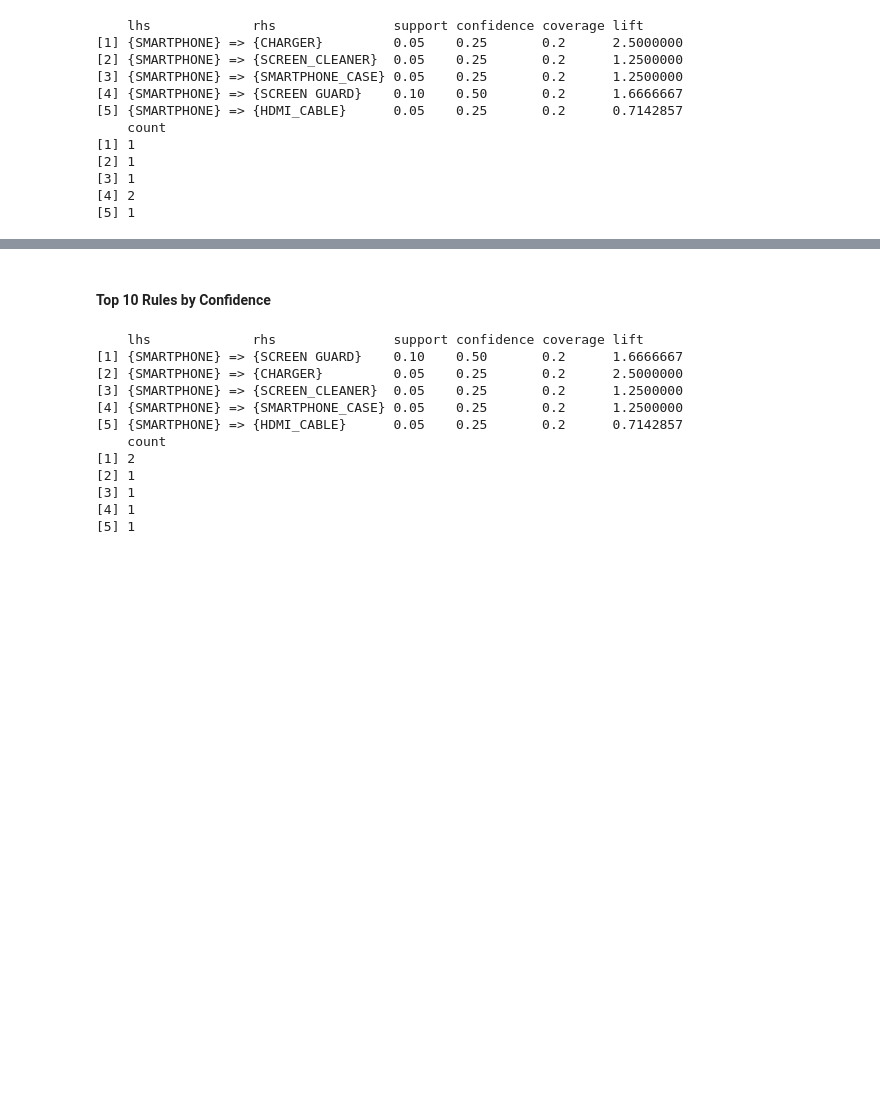
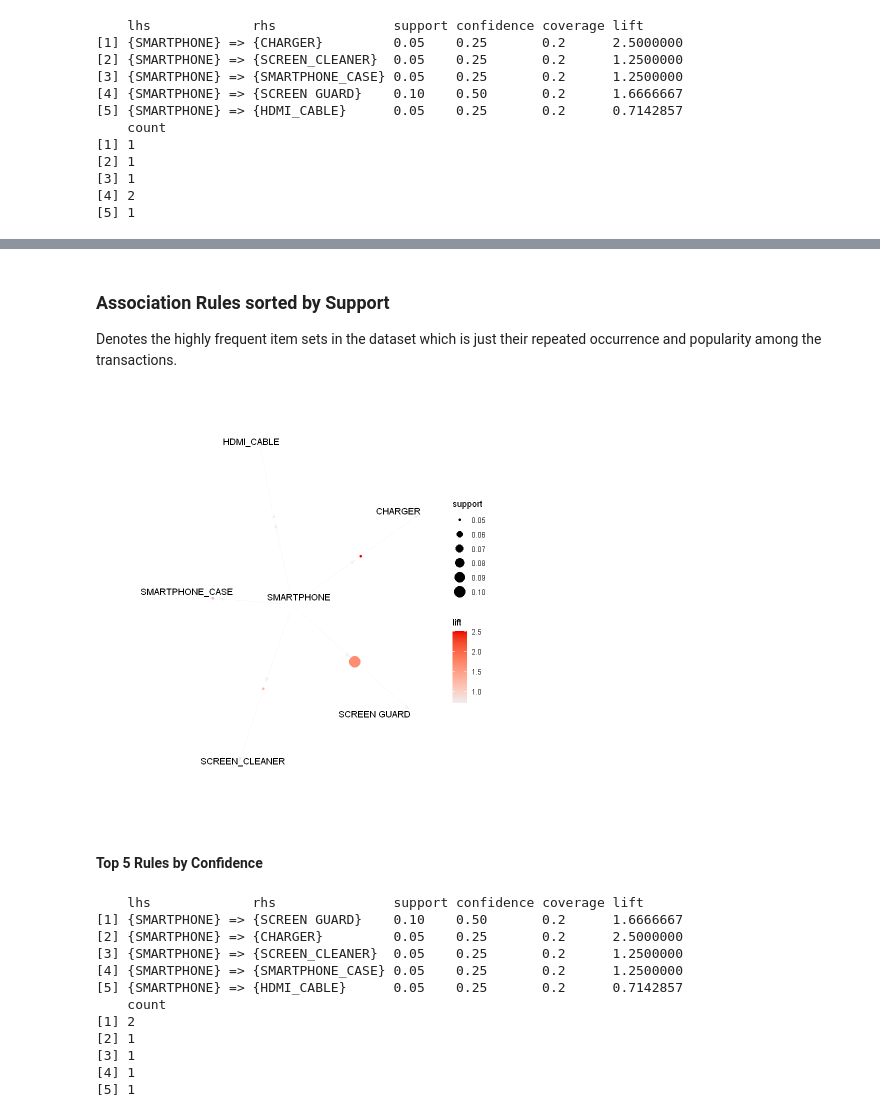
Before and after one commit to santhosh1299/ml_exam2_code, a Jupyter notebook: Ad_recommendation/ad_recommendation.ipynb, the cells around one changed output, grey strips where cells are left out. Cells and saved outputs as stored; diff of their text form; code cells hidden in the pictures; blank space fills up the shorter version.

```diff
--- a/Ad_recommendation/ad_recommendation.ipynb
+++ b/Ad_recommendation/ad_recommendation.ipynb
@@ -67,5 +106,14 @@ plot(rules,method = "graph")
+# %% [markdown]
+### Association Rules sorted by Support
+
+Denotes the highly frequent item sets in the dataset which is just their repeated occurrence and popularity among the transactions.
+# %%
+rules <- head(sort(rules, by="support"))
+plot(rules,method = "graph")
+# %% [output]
+[figure, added]
 # %% [markdown]
-#### Top 10 Rules by Confidence
+#### Top 5 Rules by Confidence
 # %%
 conf_rules <- sort(rules, decreasing=TRUE, by="confidence")
 inspect(conf_rules[1:5])
```
Also changed, not shown: parts of 10 cells of this notebook, 1 other file.
